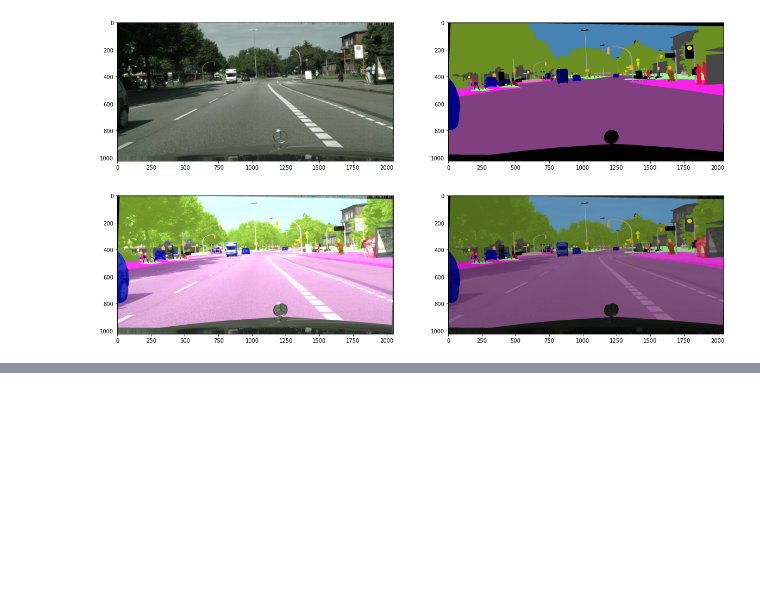
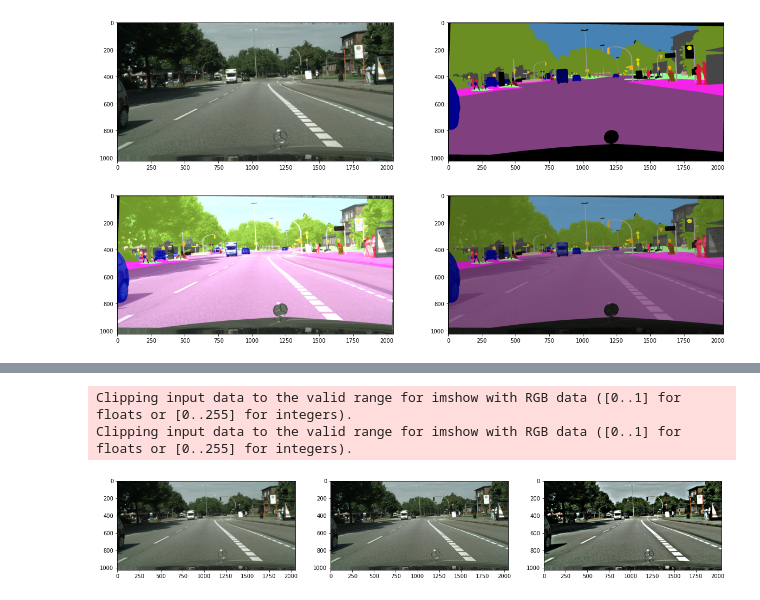
Before and after one commit to Kwan-Gu/data_science, a Jupyter notebook: ML/Segmentation/OpenCV/Basic_OpenCV.ipynb, the cells around one changed output, grey strips where cells are left out. Saved outputs shown, nothing was run; the diff lists cells and outputs as text; code cells hidden in the pictures; blank space fills up the shorter version.

```diff
--- a/ML/Segmentation/OpenCV/Basic_OpenCV.ipynb
+++ b/ML/Segmentation/OpenCV/Basic_OpenCV.ipynb
@@ -119,0 +197,14 @@ plt.show()
+# %%
+import numpy as np
+
+unsharp9_img  = cv2.subtract(base_img.astype(np.uint16) * 2, blur9_img.astype(np.uint16))
+unsharp99_img = cv2.subtract(base_img.astype(np.uint16) * 2, blur99_img.astype(np.uint16))
+
+# 시각화
+fig, subs = plt.subplots(ncols = 3, figsize = (20, 5))
+for sub, img in zip(subs.flatten(), [base_img, unsharp9_img, unsharp99_img]): sub.imshow(img)
+plt.show()
+# %% [output]
+Clipping input data to the valid range for imshow with RGB data ([0..1] for floats or [0..255] for integers).
+Clipping input data to the valid range for imshow with RGB data ([0..1] for floats or [0..255] for integers).
+[figure, added]
```
Also changed, not shown: parts of 10 cells of this notebook, 2 other files.
